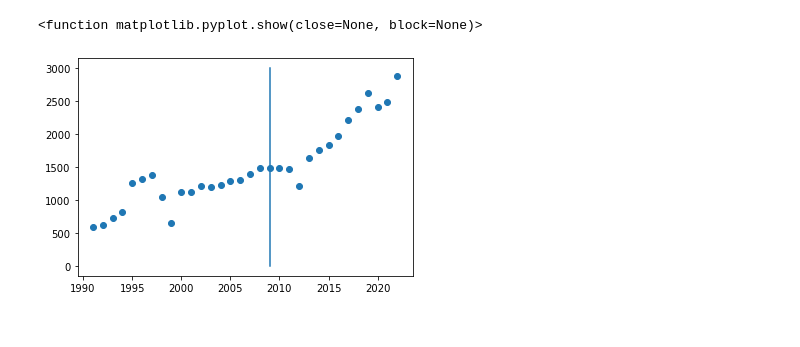
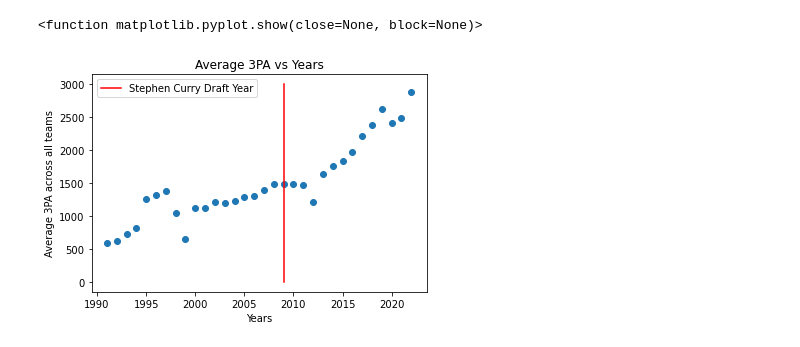
Before and after one commit to jsok59/CMSC320_FinalWebProject, a Jupyter notebook: CMSC320_FinalProject.ipynb, the cells around one changed output. Cells and saved outputs as stored; diff of their text form; code cells hidden in the pictures.

```diff
--- a/CMSC320_FinalProject.ipynb
+++ b/CMSC320_FinalProject.ipynb
@@ -51,9 +146,13 @@ Name: 3P%, dtype: float64
 # %%
 import matplotlib.pyplot as plt
 ax = plt.axes()
 ax.scatter(years, season_total["3PA"])
-ax.plot([2009,2009],[0,3000])
+ax.plot([2009,2009],[0,3000], color = "red", label ="Stephen Curry Draft Year")
+plt.xlabel("Years")
+plt.ylabel("Average 3PA across all teams")
+plt.title("Average 3PA vs Years")
+plt.legend()
 plt.show
 # %% [output]
 <function matplotlib.pyplot.show(close=None, block=None)>
-[figure, old version]
+[figure, new version]
```
Also changed, not shown: parts of 65 cells of this notebook.
